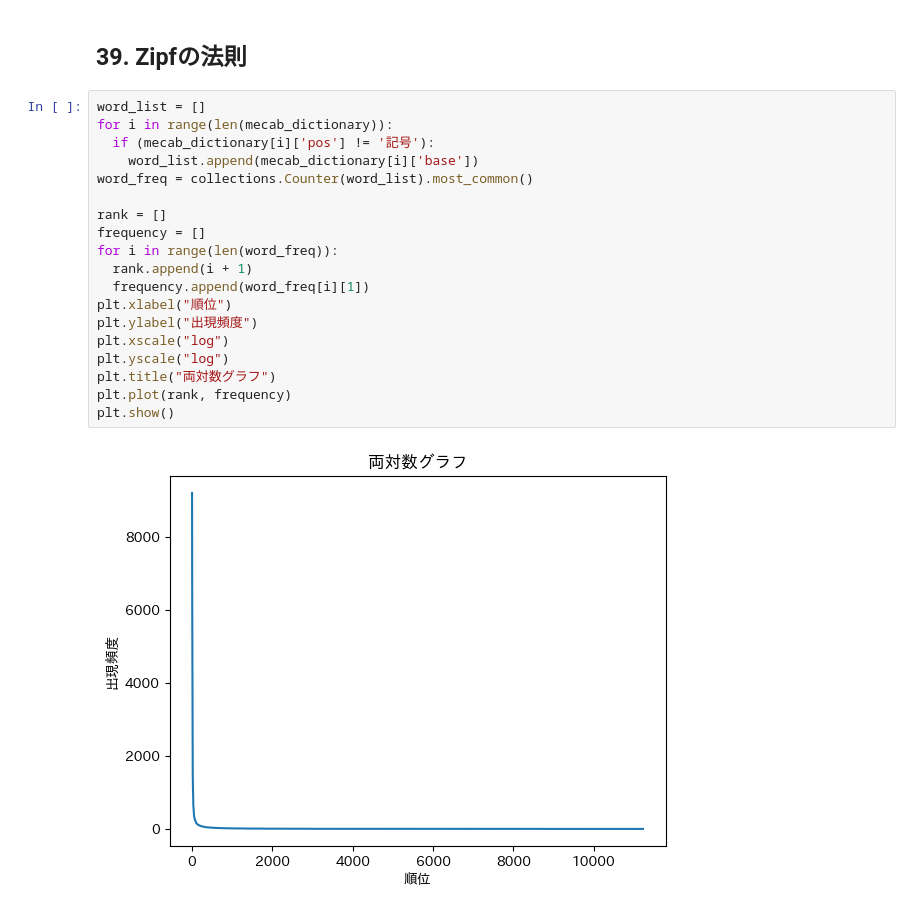
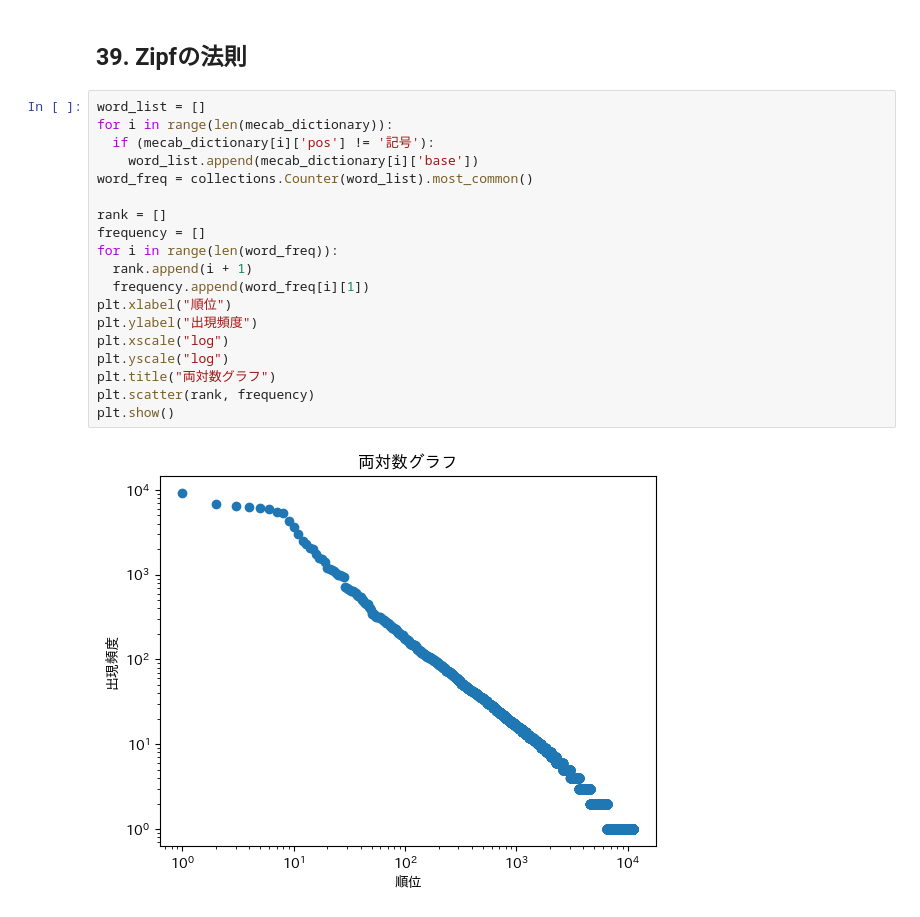
Before and after one commit to j329nish/100knocks, a Jupyter notebook: chapter4.ipynb, the cells around one changed output. Cells and saved outputs as stored; diff of their text form.

```diff
--- a/chapter4.ipynb
+++ b/chapter4.ipynb
@@ -220,21 +206,21 @@ plt.show()
 # %%
 word_list = []
 for i in range(len(mecab_dictionary)):
   if (mecab_dictionary[i]['pos'] != '記号'):
     word_list.append(mecab_dictionary[i]['base'])
 word_freq = collections.Counter(word_list).most_common()
 
 rank = []
 frequency = []
 for i in range(len(word_freq)):
   rank.append(i + 1)
   frequency.append(word_freq[i][1])
 plt.xlabel("順位")
 plt.ylabel("出現頻度")
 plt.xscale("log")
 plt.yscale("log")
 plt.title("両対数グラフ")
-plt.plot(rank, frequency)
+plt.scatter(rank, frequency)
 plt.show()
 # %% [output]
-[figure, old version]
+[figure, new version]
```
Also changed, not shown: parts of 2 cells of this notebook.
